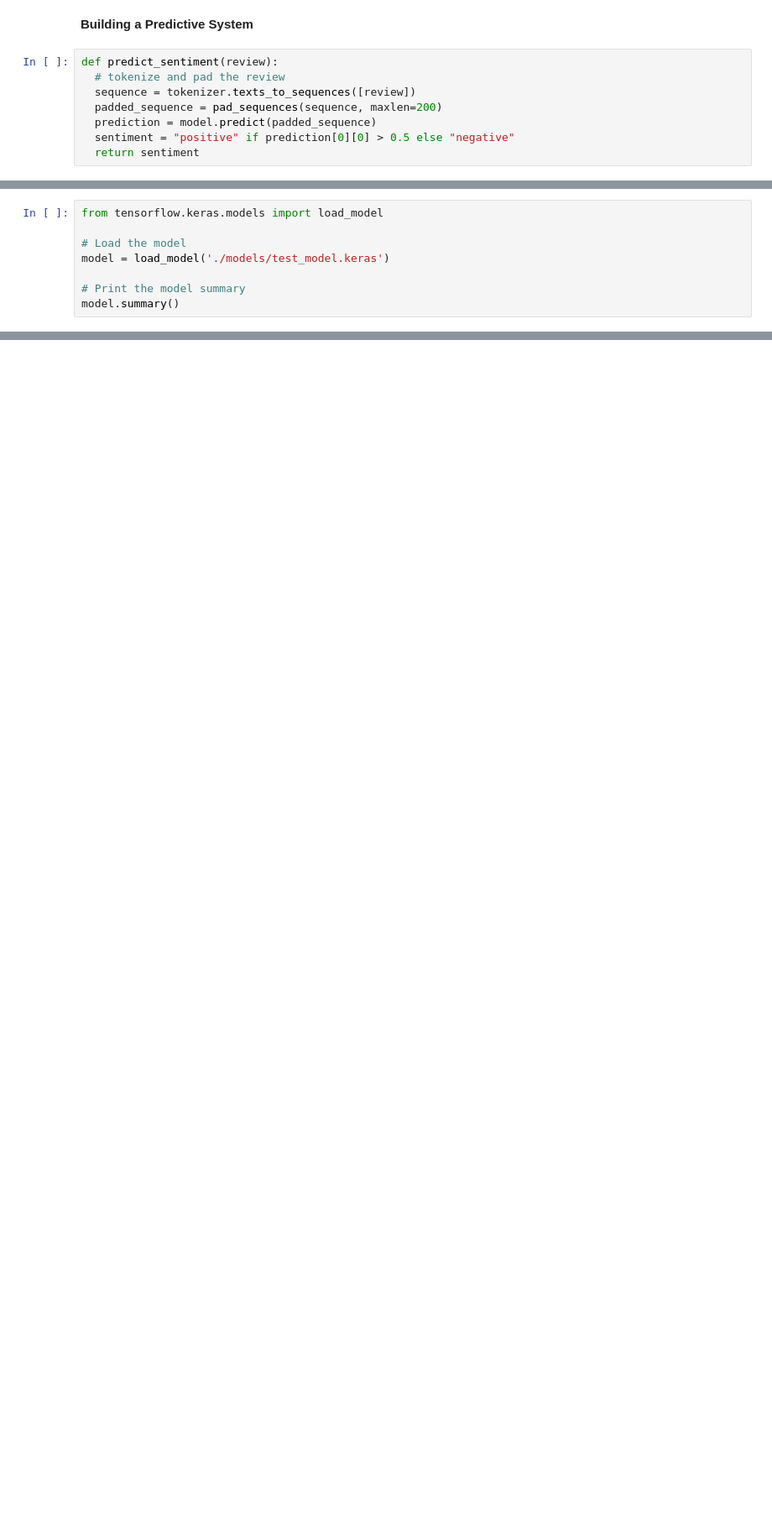
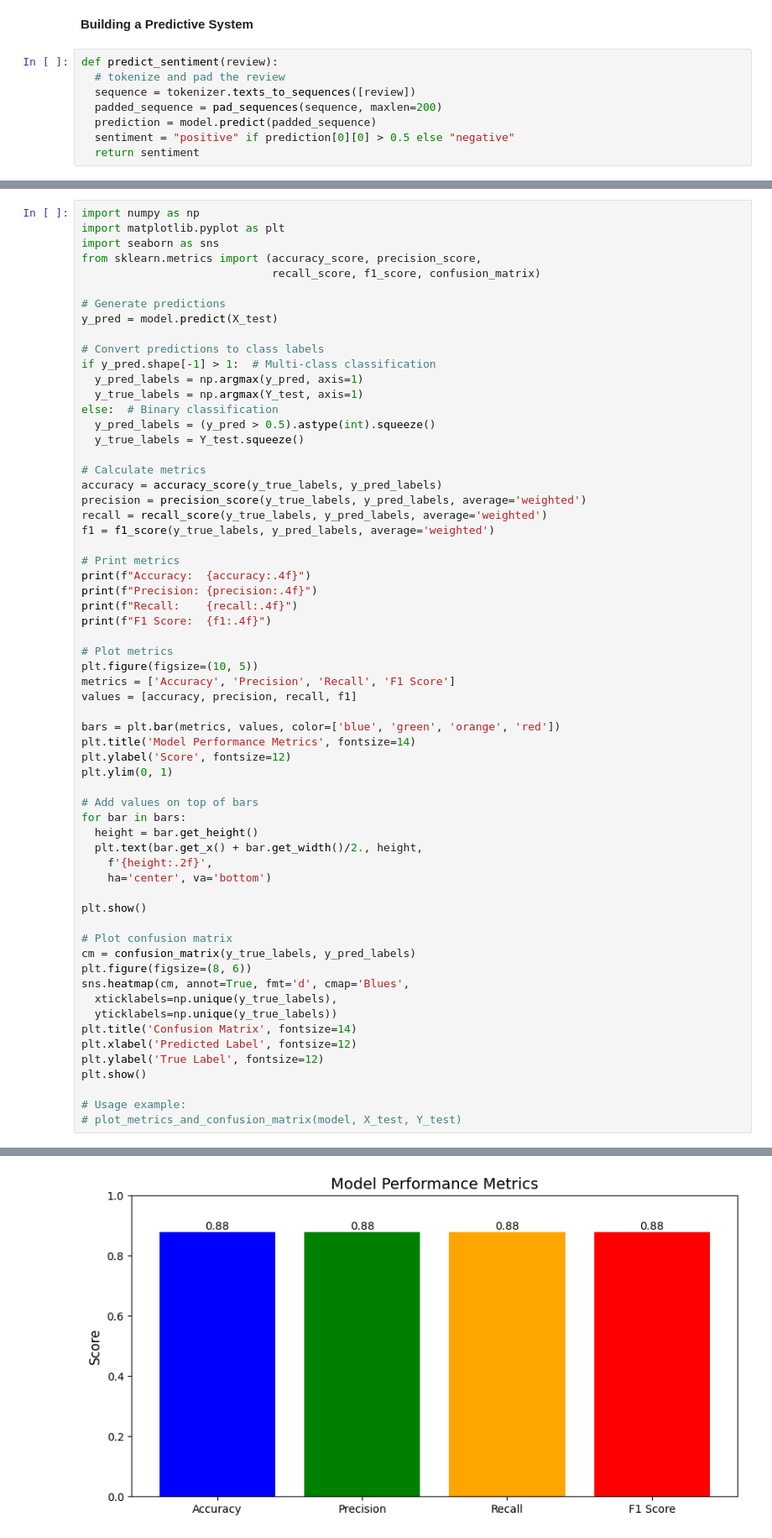
Before and after one commit to gekoxyz/unibo-nlp, a Jupyter notebook: old_code/keras_lstm.ipynb, the cells around one changed output, grey strips where cells are left out. Shown: that part at 84% size. Cells and saved outputs as stored; diff of their text form; blank space fills up the shorter version.

```diff
--- a/old_code/keras_lstm.ipynb
+++ b/old_code/keras_lstm.ipynb
@@ -196,8 +192,0 @@ model.save_weights('./models/test_model.weights.h5')
-# %%
-from tensorflow.keras.models import load_model
-
-# Load the model
-model = load_model('./models/test_model.keras')
-
-# Print the model summary
-model.summary()
@@ -218,0 +193,63 @@ Model: "sequential"
+# %%
+import numpy as np
+import matplotlib.pyplot as plt
+import seaborn as sns
+from sklearn.metrics import (accuracy_score, precision_score,
+                             recall_score, f1_score, confusion_matrix)
+
+# Generate predictions
+y_pred = model.predict(X_test)
+
+# Convert predictions to class labels
+if y_pred.shape[-1] > 1:  # Multi-class classification
+  y_pred_labels = np.argmax(y_pred, axis=1)
+  y_true_labels = np.argmax(Y_test, axis=1)
+else:  # Binary classification
+  y_pred_labels = (y_pred > 0.5).astype(int).squeeze()
+  y_true_labels = Y_test.squeeze()
+
+# Calculate metrics
+accuracy = accuracy_score(y_true_labels, y_pred_labels)
+precision = precision_score(y_true_labels, y_pred_labels, average='weighted')
+recall = recall_score(y_true_labels, y_pred_labels, average='weighted')
+f1 = f1_score(y_true_labels, y_pred_labels, average='weighted')
+
+# Print metrics
+print(f"Accuracy:  {accuracy:.4f}")
+print(f"Precision: {precision:.4f}")
+print(f"Recall:    {recall:.4f}")
+print(f"F1 Score:  {f1:.4f}")
+
+# Plot metrics
+plt.figure(figsize=(10, 5))
+metrics = ['Accuracy', 'Precision', 'Recall', 'F1 Score']
+values = [accuracy, precision, recall, f1]
+
+bars = plt.bar(metrics, values, color=['blue', 'green', 'orange', 'red'])
+plt.title('Model Performance Metrics', fontsize=14)
+plt.ylabel('Score', fontsize=12)
+plt.ylim(0, 1)
+
+# Add values on top of bars
+for bar in bars:
+  height = bar.get_height()
+  plt.text(bar.get_x() + bar.get_width()/2., height,
+    f'{height:.2f}',
+    ha='center', va='bottom')
+
+plt.show()
+
+# Plot confusion matrix
+cm = confusion_matrix(y_true_labels, y_pred_labels)
+plt.figure(figsize=(8, 6))
+sns.heatmap(cm, annot=True, fmt='d', cmap='Blues',
+  xticklabels=np.unique(y_true_labels),
+  yticklabels=np.unique(y_true_labels))
+plt.title('Confusion Matrix', fontsize=14)
+plt.xlabel('Predicted Label', fontsize=12)
+plt.ylabel('True Label', fontsize=12)
+plt.show()
+
+# Usage example:
+# plot_metrics_and_confusion_matrix(model, X_test, Y_test)
+# %% [output]
@@ -218,0 +261 @@ Model: "sequential"
+[figure, added]
```
Also changed, not shown: parts of 15 cells of this notebook, 6 other files.
